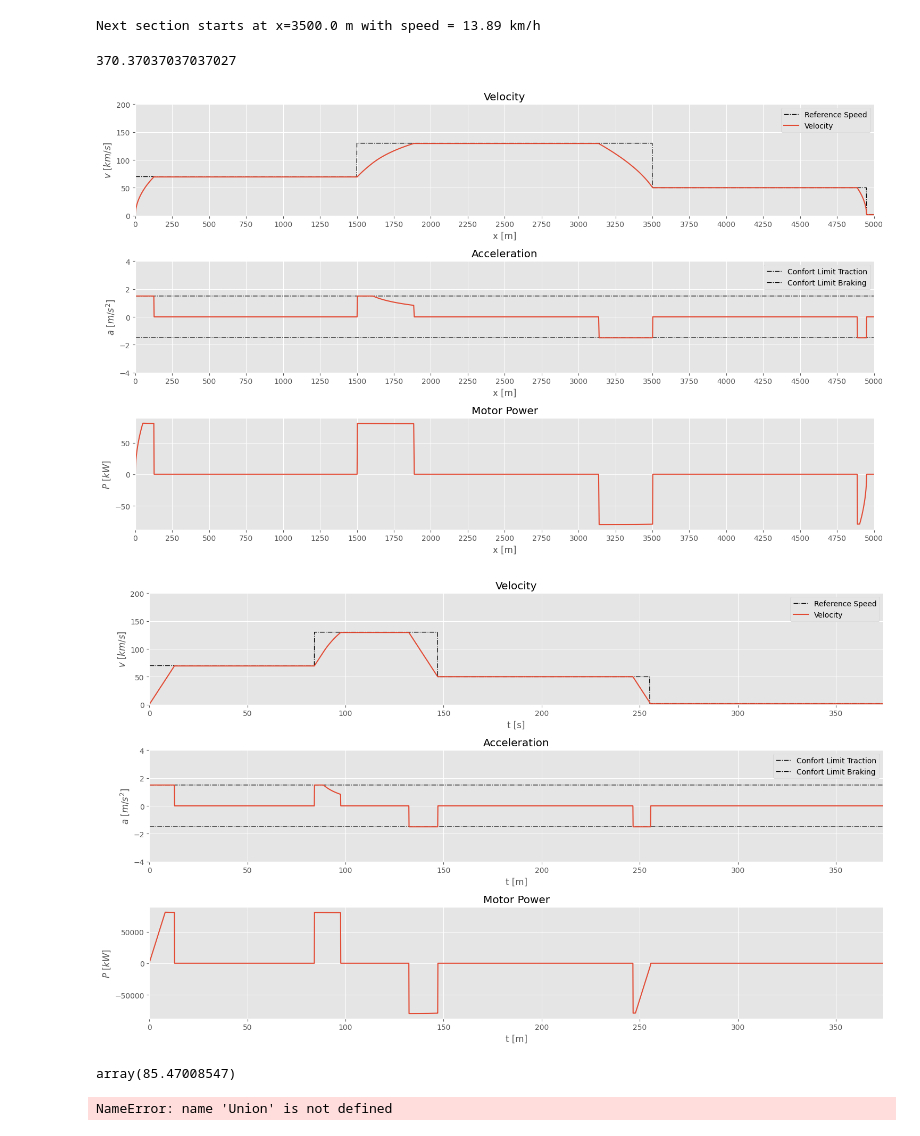
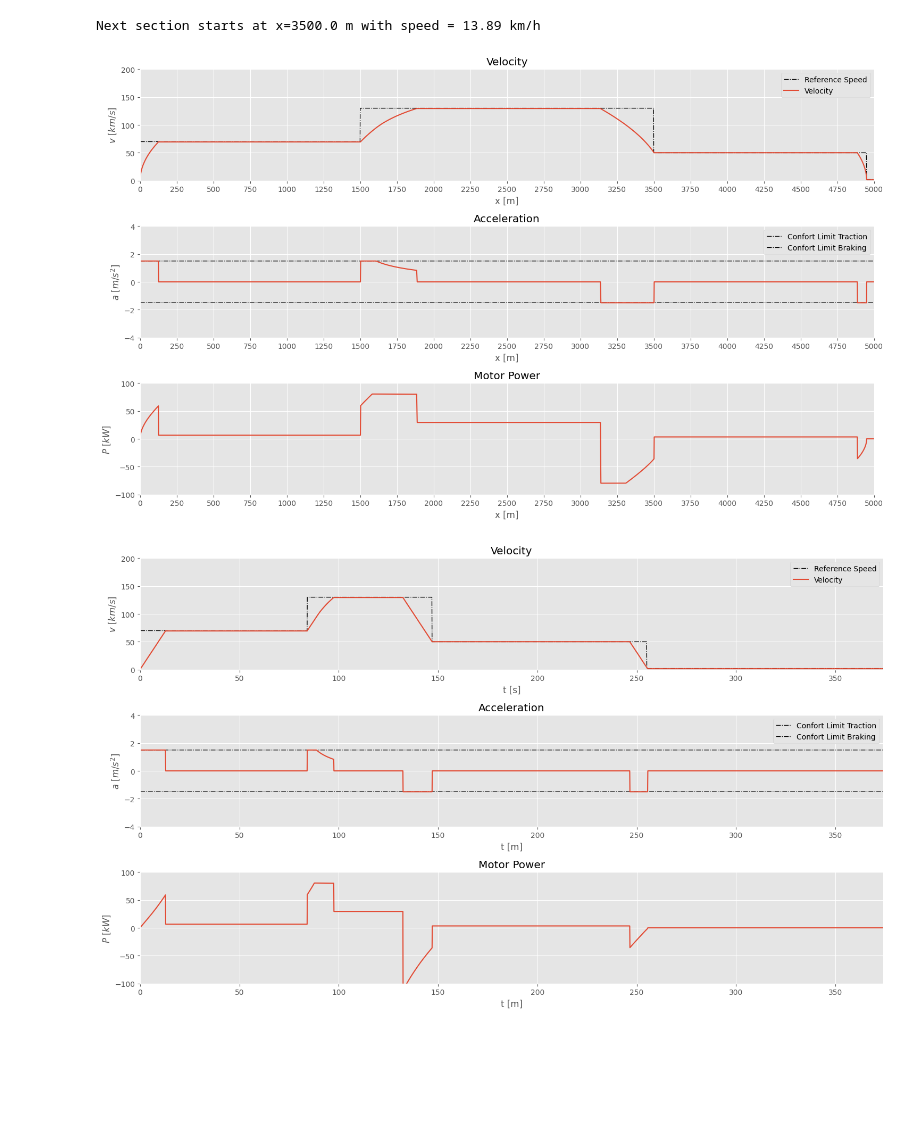
Before and after one commit to daavila1/055164-dynamics-labs, a Jupyter notebook: lab02b.ipynb, the cells around one changed output. Saved outputs shown, nothing was run; the diff lists cells and outputs as text; code cells hidden in the pictures; blank space fills up the shorter version.

Commit message:
Braking and forward acceleration logic changed

```diff
--- a/lab02b.ipynb
+++ b/lab02b.ipynb
@@ -118,8 +121,3 @@ next_v, next_x = get_next_section_params(x)
 print(f"Next section starts at x={next_x} m with speed = {next_v:.2f} km/h")
 # %% [output]
 Next section starts at x=3500.0 m with speed = 13.89 km/h
-# %%
-b_d = util.braking_distance(130/3.6, 50/3.6, -1.5)
-b_d
-# %% [output]
-370.37037037037027
@@ -199,6 +212,7 @@ while True:
     # Break loop
     if x >= 5000:
         break
+
     # Get the reference values
     v_ref = v_vals[int(x)]
     next_v_ref, next_x_start = get_next_section_params(x)
@@ -206,7 +220,7 @@ while True:
     # If current speed is higher than the next reference speed
     # AND if not breaking
     # Then brake will be needed at some point
-    d_braking = util.braking_distance(v, next_v_ref, - a_max_i)
+    d_braking = util.braking_distance(v, next_v_ref, get_braking_acceleration_torque(v, a_max_i, w_m_r, t_m_r, p_m_r)[0])
     if v > next_v_ref and not need_braking:
         # Calculate braking distance
         # brake_acc = get_braking_acceleration(v, a_max_i, w_m_r, t_m_r, p_m_r)
@@ -219,47 +233,39 @@ while True:
     if need_braking:
         mode = 'b' # Brake
         # If expected speed reached, no more brake needed
-        if abs(v - v_ref) <= 0.2:
+        if abs(v - v_ref) <= 0.2: #or abs(v - next_v_ref) <= 0.2:
             need_braking = False
-
     elif v < v_ref - 0.2:
         mode = 't' # forward traction
-    elif abs(v - v_ref) <= 0.2: # Tolerance
+    elif abs(v - v_ref) <= 0.2:
         mode = 'cs' # constant speed
-    # else:
-    #     # note: Is coasting the same as constant speed?
-    #     mode = 'c' # coasting
 
     # Apply control law
     if mode == 'b':
-        acc, t_m = get_braking_acceleration(v, a_max_i, w_m_r, t_m_r, p_m_r)
+        acc, t_m = get_braking_acceleration_torque(v, a_max_i, w_m_r, t_m_r, p_m_r)
     elif mode == 't':
-        acc, t_m = get_acceleration(v, a_max_i, w_m_r, t_m_r, p_m_r)
+        acc, t_m = get_direct_acceleration_torque(v, a_max_i, w_m_r, t_m_r, p_m_r)
     elif mode == 'cs':
-        acc, t_m = (0, 0)
+        acc, t_m = get_constant_speed_acceleration_torque(v, 0, r_w, tau_g, eta_d) # Vehicle must overcome at least the resistance forces
 
     # Debugging
-    # print(f'{x:.2f}, {mode}, {need_braking}, d_b: {d_braking:.2f}, x + db: {(x + d_braking):.2f}, next: {next_x_start:.2f}, v: {v:.2f}, v - v_r: {(v - v_ref):.2f}, v:ref:{v_ref:.2f}')
+    # print(f'{x:.2f}, {mode}, {need_braking}, d_b: {d_braking:.2f}, x + db: {(x + d_braking):.2f}, acc: {acc:.2f},next: {next_x_start:.2f}, v: {v:.2f}, v - v_r: {(v - v_ref):.2f}, v:ref:{v_ref:.2f}')
 
     # Calculate speed
     v += acc * dt
-
     # Calculate x
     x += v * dt
-
     # Calculate t
     t += dt
-
     # Calculate power
     w_m = v / (r_w * tau_g)
-    p = t_m * w_m
-
+    p_m = t_m * w_m
 
     # Append values to lists
     calc_x.append(x)
     calc_v.append(v)
     calc_a.append(acc)
-    calc_p.append(p)
+    calc_p.append(p_m)
     calc_t.append(t)
     calc_v_ref.append(v_ref)
 
@@ -300,9 +306,9 @@ ax3.set(
     title='Motor Power',
     xlabel=r'x [m]',
     ylabel=r'$P\ [kW]$',
-    # ylim=(-100, 100)
+    ylim=(-100, 100)
 )
-#ax3.legend(loc='upper right')
+# ax3.legend(loc='upper right')
 
 
 for ax in fig.get_axes():
@@ -314,7 +320,7 @@ plt.tight_layout()
 
 plt.show()
 # %% [output]
-[figure, old version]
+[figure, new version]
 # %%
 # Plot in t domain
 fig, (ax1, ax2, ax3) = plt.subplots(3, 1, figsize=(15, 9))
@@ -330,40 +336,33 @@ ax1.set(
 ax1.legend(loc='upper right')
 
 ax2.plot(calc_t, np.full(len(calc_t), 1.5), color='black', linestyle='-.', linewidth=1, label='Confort Limit Traction')
 ax2.plot(calc_t, np.full(len(calc_t), -1.5), color='black', linestyle='-.', linewidth=1, label='Confort Limit Braking')
 ax2.plot(calc_t, calc_a)
 ax2.set(
     title='Acceleration',
     xlabel=r't [m]',
     ylabel=r'$a\ [m/s^2]$',
     ylim=(-4, 4),
 )
 ax2.legend(loc='upper right')
 
-ax3.plot(calc_t, calc_p)
+ax3.plot(calc_t, calc_p / 1000)
 ax3.set(
     title='Motor Power',
     xlabel=r't [m]',
     ylabel=r'$P\ [kW]$',
-
+    ylim=(-100, 100),
 )
 #ax3.legend(loc='upper right')
 
 
 for ax in fig.get_axes():
     ax.set(
         xlim=(0, np.max(calc_t)),
         xticks=np.arange(0, 400, 50),
     )
 plt.tight_layout()
 
 plt.show()
 # %% [output]
-[figure, old version]
+[figure, new version]
-# %%
-# v -> angular speed
-w_m = 36 / (r_w * tau_g)
-t_m = util.constant_torque_mode(w_m, w_m_r, t_m_r, p_m_r)
-t_m
-# %% [output]
-array(85.47008547)
@@ -373,25 +368,0 @@ array(85.47008547)
-# %%
-# Constant Torque Mode
-def constant_torque_mode_c(
-    w_m: Union[float, np.ndarray], # [rad/s]
-    w_m_r: float, # [rad/s]
-    t_m_r: float, # [W]
-    p_m_r: float # [Nm]
-) -> Union[float, np.ndarray]:
-    w_m_copy = w_m
-
-    if w_m_copy < 0:
-        w_m = - w_m
-
-    t_m = np.where(
-        w_m <= w_m_r,
-        t_m_r,  # constant toque mode
-        p_m_r / w_m,  # constant power mode
-    )
-
-    if w_m_copy < 0:
-        return - t_m  # [Nm]
-    else:
-        return t_m
-# %% [output]
-NameError: name 'Union' is not defined
```
Also changed, not shown: parts of 4 cells of this notebook, 1 other file.
